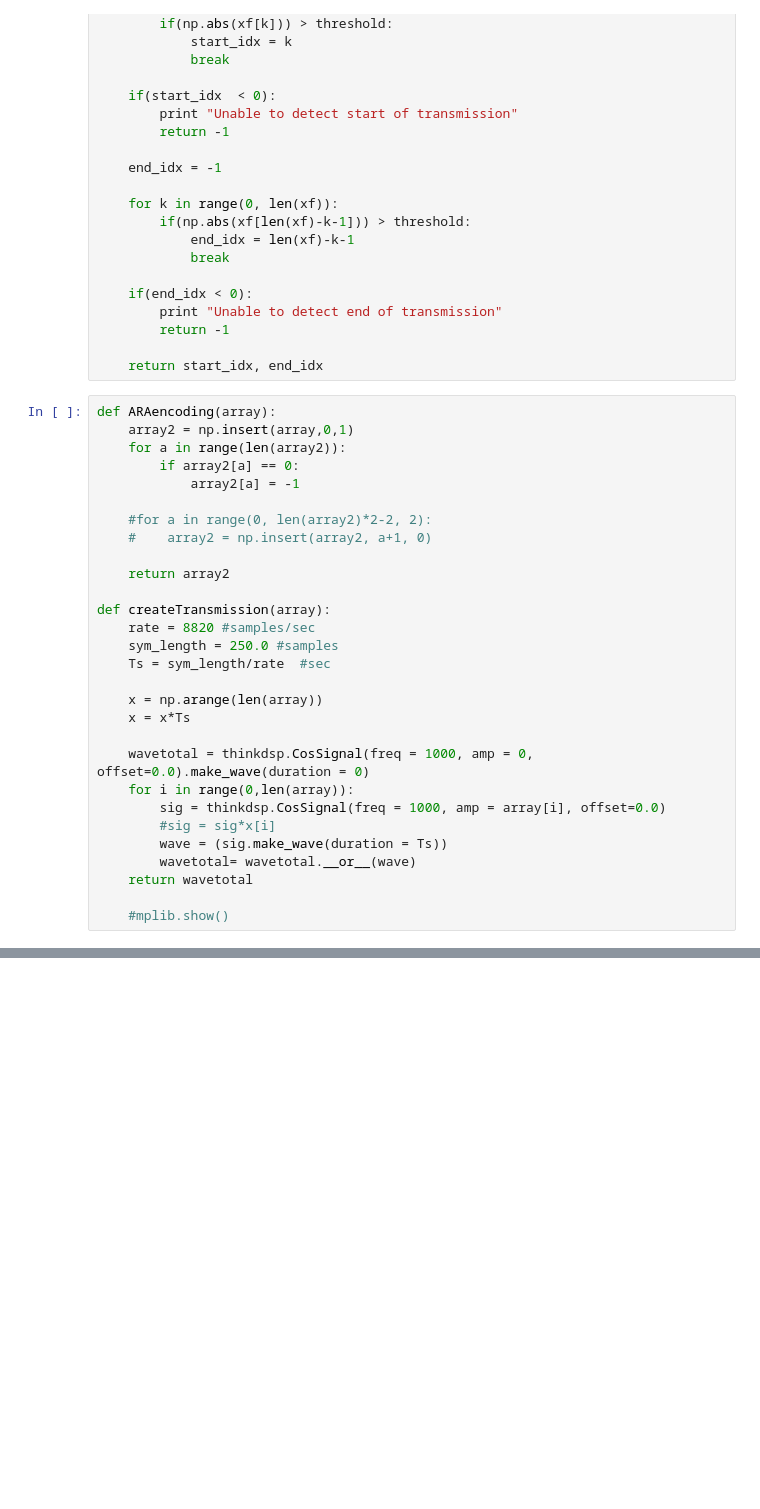
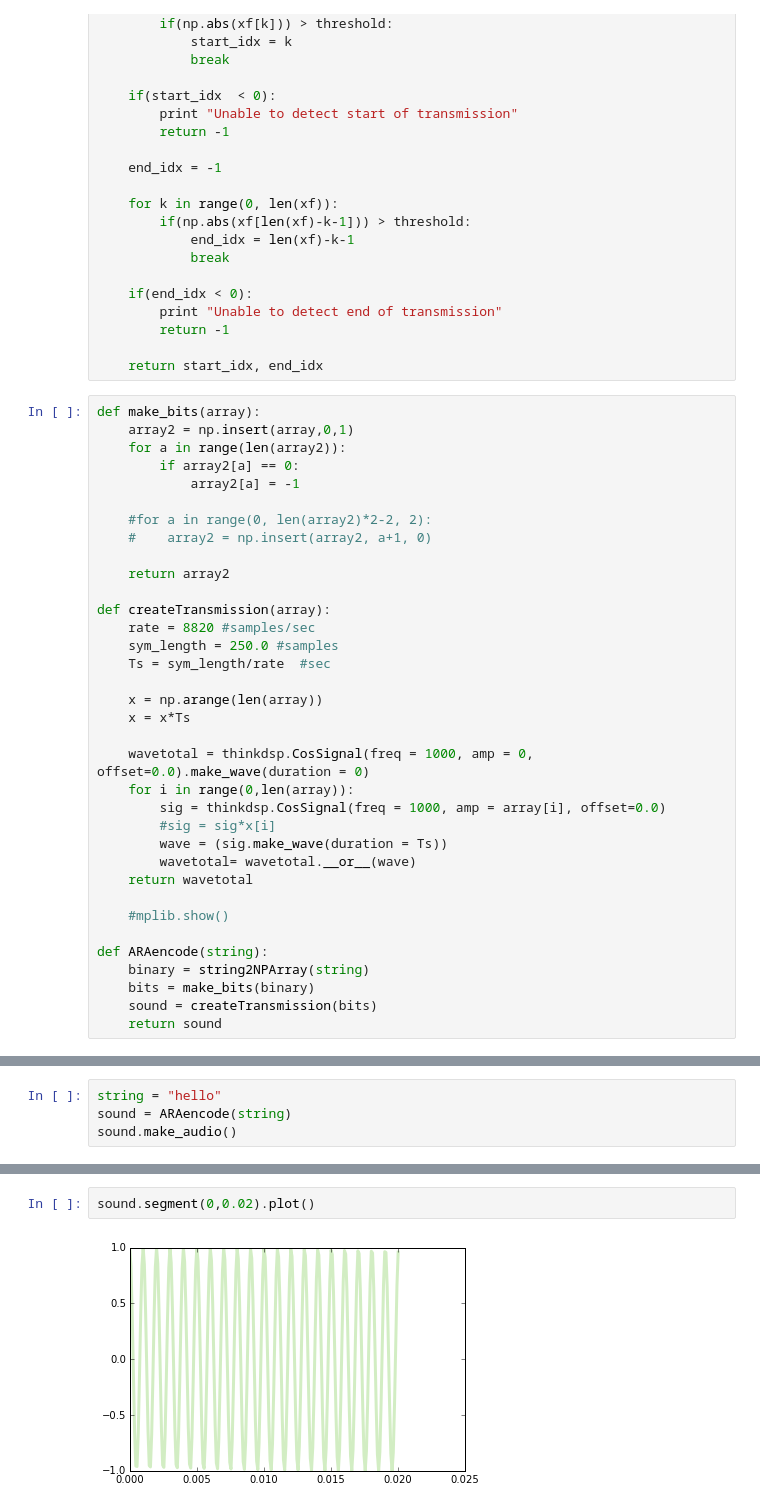
Before and after one commit to RRameshwar/SigSys_PS09, a Jupyter notebook: PS09 ARA.ipynb, the cells around one changed output, grey strips where cells are left out. Cells and saved outputs as stored; diff of their text form; blank space fills up the shorter version.

```diff
--- a/PS09 ARA.ipynb
+++ b/PS09 ARA.ipynb
@@ -64,7 +64,7 @@ def find_start_and_end(xf, threshold = 2000):
 
     return start_idx, end_idx
 # %%
-def ARAencoding(array):
+def make_bits(array):
     array2 = np.insert(array,0,1)
     for a in range(len(array2)):
         if array2[a] == 0:
@@ -92,3 +92,9 @@ def createTransmission(array):
     return wavetotal
 
     #mplib.show()
+
+def ARAencode(string):
+    binary = string2NPArray(string)
+    bits = make_bits(binary)
+    sound = createTransmission(bits)
+    return sound
@@ -112,0 +101,4 @@ mplib.show()
+# %%
+string = "hello"
+sound = ARAencode(string)
+sound.make_audio()
@@ -113,3 +107,7 @@ mplib.show()
+# %%
+sound.segment(0,0.02).plot()
+# %% [output]
+[figure, added]
 # %%
 def ARAdecoding(wave):
     rate = 8820 #samples/sec
```
Also changed, not shown: parts of 7 cells of this notebook.
